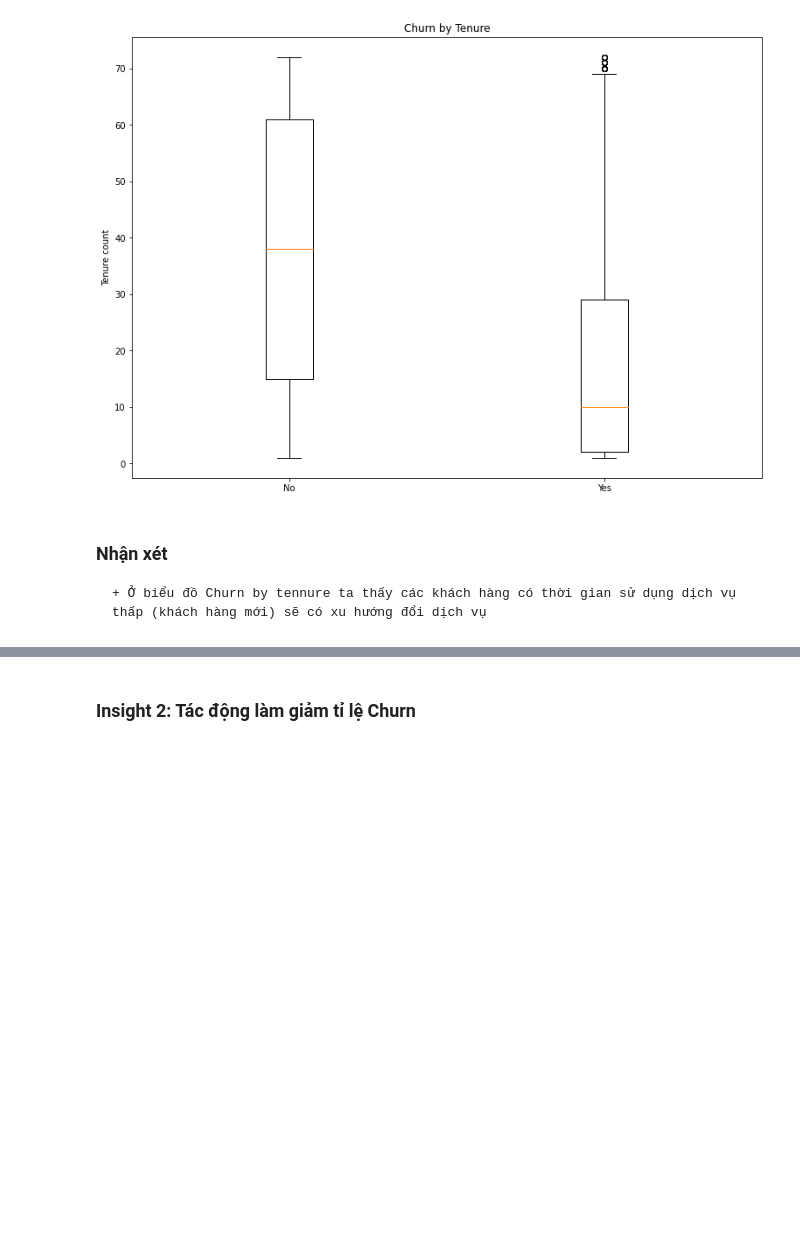
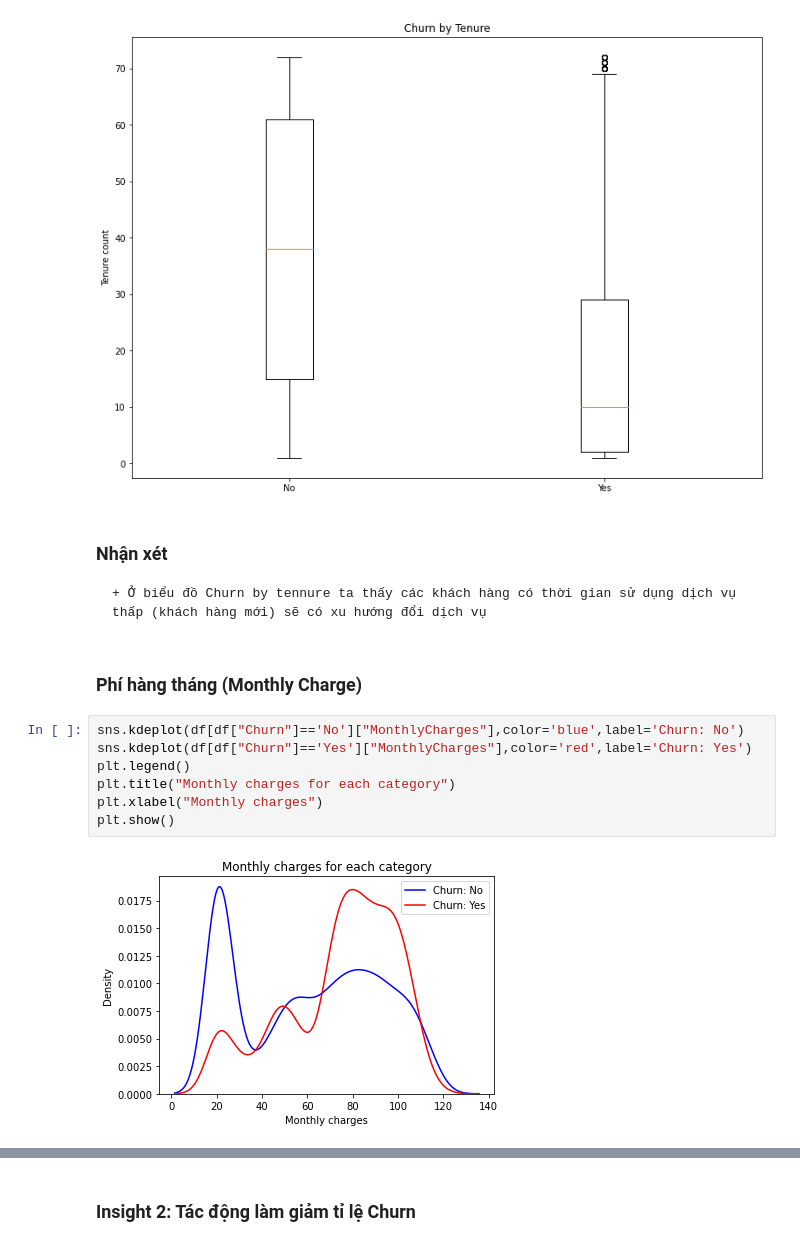
Before and after one commit to ptbminh1108/p4ds_lab_3, a Jupyter notebook: Telco_Customer_Churn.ipynb, the cells around one changed output, grey strips where cells are left out. Drawn from its saved outputs; the diff is of its cells as text; blank space fills up the shorter version.

Commit message:
check by tecnical support and monthly charge

```diff
--- a/Telco_Customer_Churn.ipynb
+++ b/Telco_Customer_Churn.ipynb
@@ -187,3 +188,14 @@ plt.show()
 # %% [markdown]
 ### Nhận xét
     + Ở biểu đồ Churn by tennure ta thấy các khách hàng có thời gian sử dụng dịch vụ thấp (khách hàng mới) sẽ có xu hướng đổi dịch vụ
+# %% [markdown]
+### Phí hàng tháng (Monthly Charge)
+# %%
+sns.kdeplot(df[df["Churn"]=='No']["MonthlyCharges"],color='blue',label='Churn: No')
+sns.kdeplot(df[df["Churn"]=='Yes']["MonthlyCharges"],color='red',label='Churn: Yes')
+plt.legend()
+plt.title("Monthly charges for each category")
+plt.xlabel("Monthly charges")
+plt.show()
+# %% [output]
+[figure, added]
```
Also changed, not shown: parts of 7 cells of this notebook.
